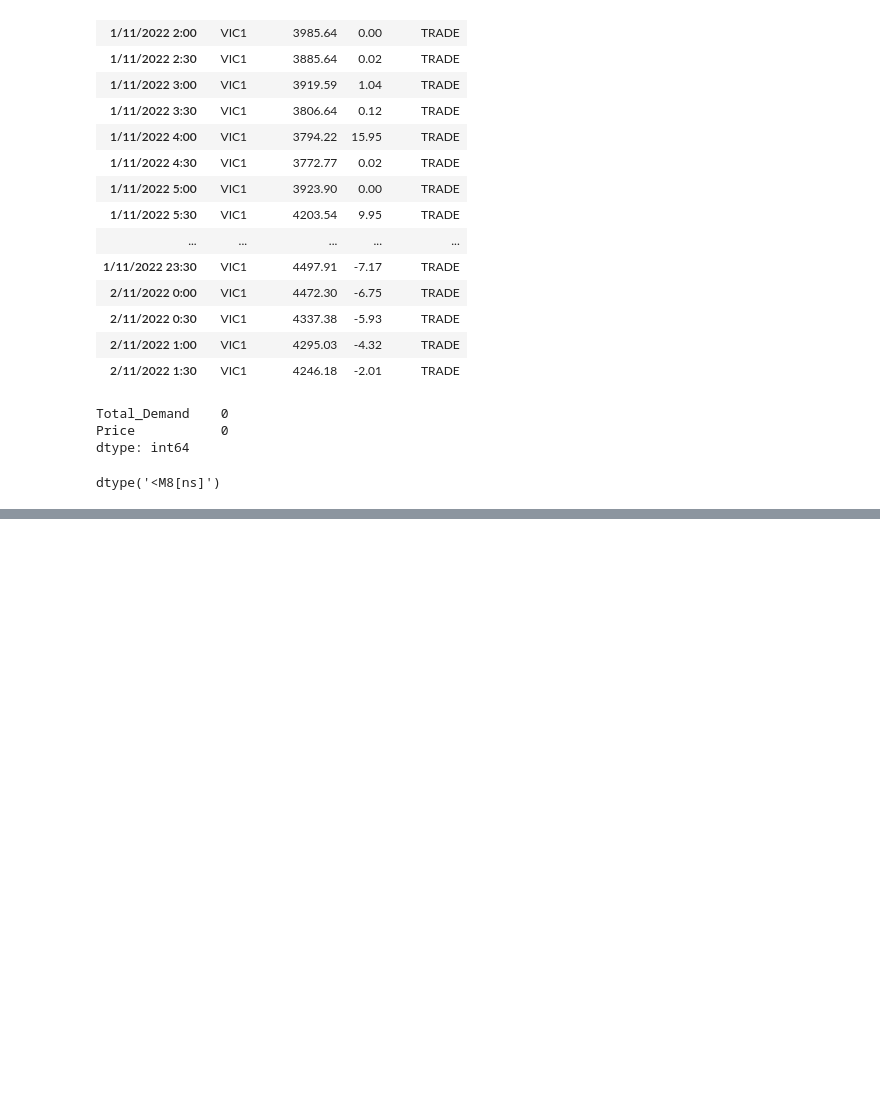
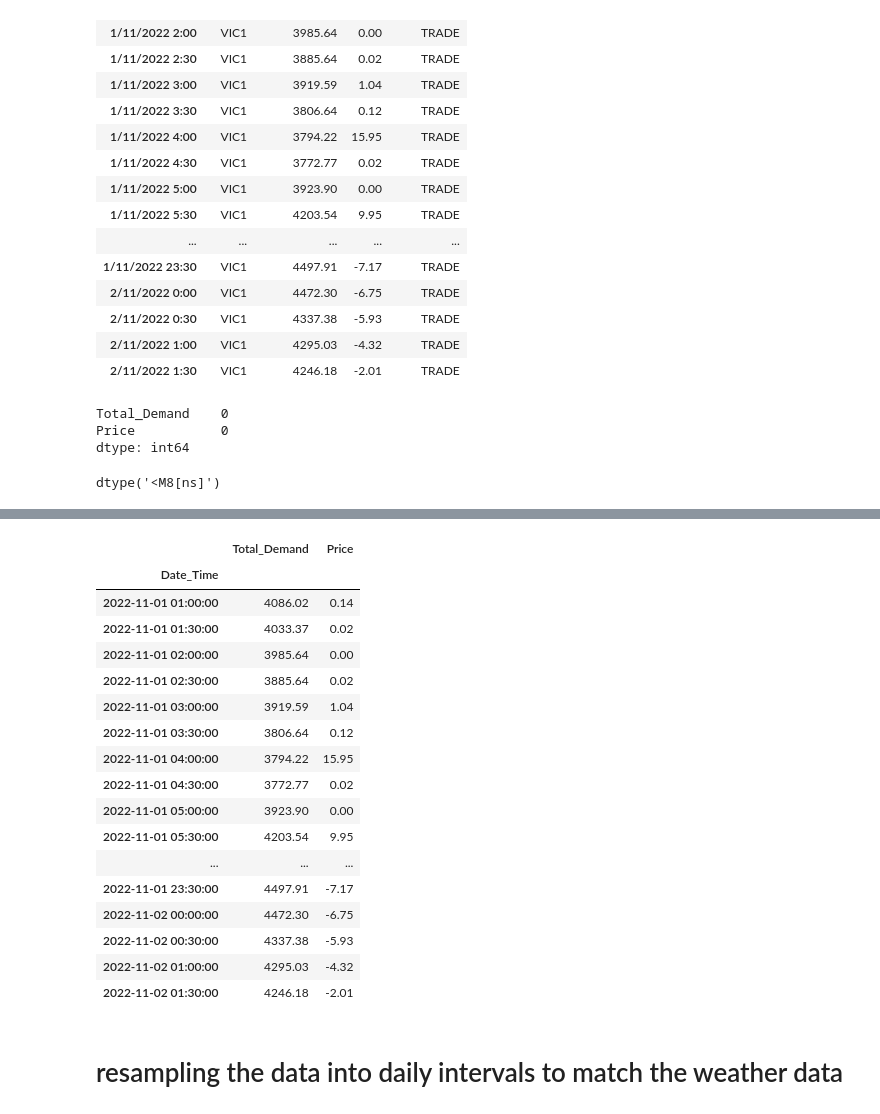
Before and after one commit to HillarP/Energy_Prediction, a Jupyter notebook: Jigar_Assignment_2.ipynb, the cells around one changed output, grey strips where cells are left out. Cells and saved outputs as stored; diff of their text form; code cells hidden in the pictures; blank space fills up the shorter version.

Commit message:
daily price demand success

```diff
--- a/Jigar_Assignment_2.ipynb
+++ b/Jigar_Assignment_2.ipynb
@@ -248,0 +264,23 @@ dtype('<M8[ns]')
+# %%
+df_price_demand.head(50)
+# %% [output]
+|  | Total_Demand | Price |
+| Date_Time |  |  |
+| 2022-11-01 01:00:00 | 4086.02 | 0.14 |
+| 2022-11-01 01:30:00 | 4033.37 | 0.02 |
+| 2022-11-01 02:00:00 | 3985.64 | 0.00 |
+| 2022-11-01 02:30:00 | 3885.64 | 0.02 |
+| 2022-11-01 03:00:00 | 3919.59 | 1.04 |
+| 2022-11-01 03:30:00 | 3806.64 | 0.12 |
+| 2022-11-01 04:00:00 | 3794.22 | 15.95 |
+| 2022-11-01 04:30:00 | 3772.77 | 0.02 |
+| 2022-11-01 05:00:00 | 3923.90 | 0.00 |
+| 2022-11-01 05:30:00 | 4203.54 | 9.95 |
+| ... | ... | ... |
+| 2022-11-01 23:30:00 | 4497.91 | -7.17 |
+| 2022-11-02 00:00:00 | 4472.30 | -6.75 |
+| 2022-11-02 00:30:00 | 4337.38 | -5.93 |
+| 2022-11-02 01:00:00 | 4295.03 | -4.32 |
+| 2022-11-02 01:30:00 | 4246.18 | -2.01 |
+# %% [markdown]
+# resampling the data into daily intervals to match the weather data
```
Also changed, not shown: parts of 4 cells of this notebook.
